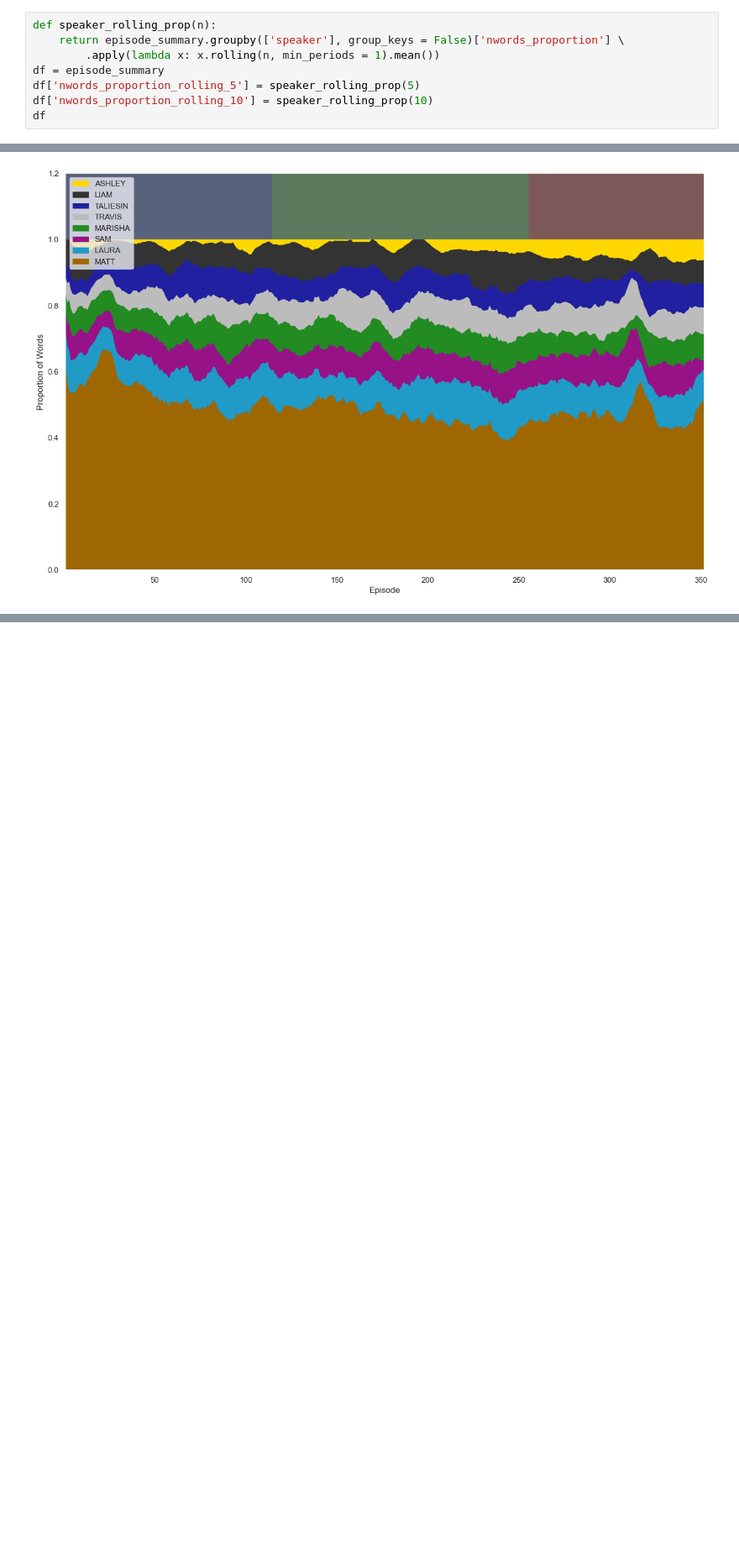
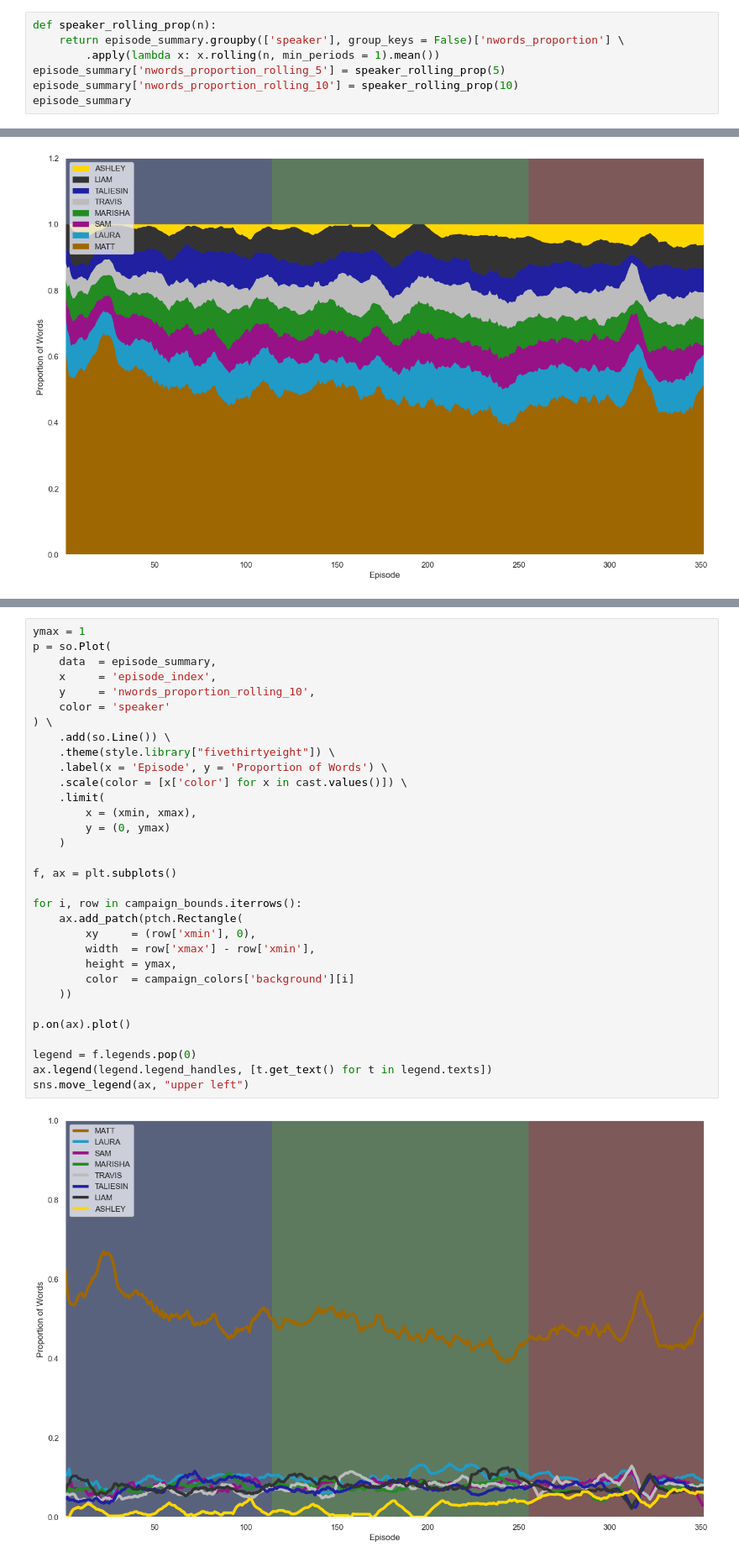
Before and after one commit to wmchad/CritRoleAI, a Jupyter notebook: notebooks/exploration/02_compare_campaigns.ipynb, the cells around one changed output, grey strips where cells are left out. Shown at 84% size. Cells and saved outputs as stored; diff of their text form; blank space fills up the shorter version.

```diff
--- a/notebooks/exploration/02_compare_campaigns.ipynb
+++ b/notebooks/exploration/02_compare_campaigns.ipynb
@@ -487,10 +487,9 @@ Cleaner, but let's try various amounts of smoothing (average over a window).
 def speaker_rolling_prop(n):
     return episode_summary.groupby(['speaker'], group_keys = False)['nwords_proportion'] \
         .apply(lambda x: x.rolling(n, min_periods = 1).mean())
-df = episode_summary
-df['nwords_proportion_rolling_5'] = speaker_rolling_prop(5)
-df['nwords_proportion_rolling_10'] = speaker_rolling_prop(10)
-df
+episode_summary['nwords_proportion_rolling_5'] = speaker_rolling_prop(5)
+episode_summary['nwords_proportion_rolling_10'] = speaker_rolling_prop(10)
+episode_summary
 # %% [output]
 |  | episode_index | speaker | campaign_no | arc_no | episode_no | lines | linelength | nwords | episode_label | ... |
 | 0 | 1.0 | MATT | 1 | 1 | 1 | 709 | 116.506347 | 15325 | 1-1-1 | ... |
@@ -575,0 +577,34 @@ sns.move_legend(ax, "upper left", reverse = True)
+# %%
+ymax = 1
+p = so.Plot(
+    data  = episode_summary,
+    x     = 'episode_index',
+    y     = 'nwords_proportion_rolling_10',
+    color = 'speaker'
+) \
+    .add(so.Line()) \
+    .theme(style.library["fivethirtyeight"]) \
+    .label(x = 'Episode', y = 'Proportion of Words') \
+    .scale(color = [x['color'] for x in cast.values()]) \
+    .limit(
+        x = (xmin, xmax),
+        y = (0, ymax)
+    )
+
+f, ax = plt.subplots()
+
+for i, row in campaign_bounds.iterrows():
+    ax.add_patch(ptch.Rectangle(
+        xy     = (row['xmin'], 0),
+        width  = row['xmax'] - row['xmin'],
+        height = ymax,
+        color  = campaign_colors['background'][i]
+    ))
+
+p.on(ax).plot()
+
+legend = f.legends.pop(0)
+ax.legend(legend.legend_handles, [t.get_text() for t in legend.texts])
+sns.move_legend(ax, "upper left")
+# %% [output]
+[figure, added]
```
Also changed, not shown: parts of 2 cells of this notebook.
